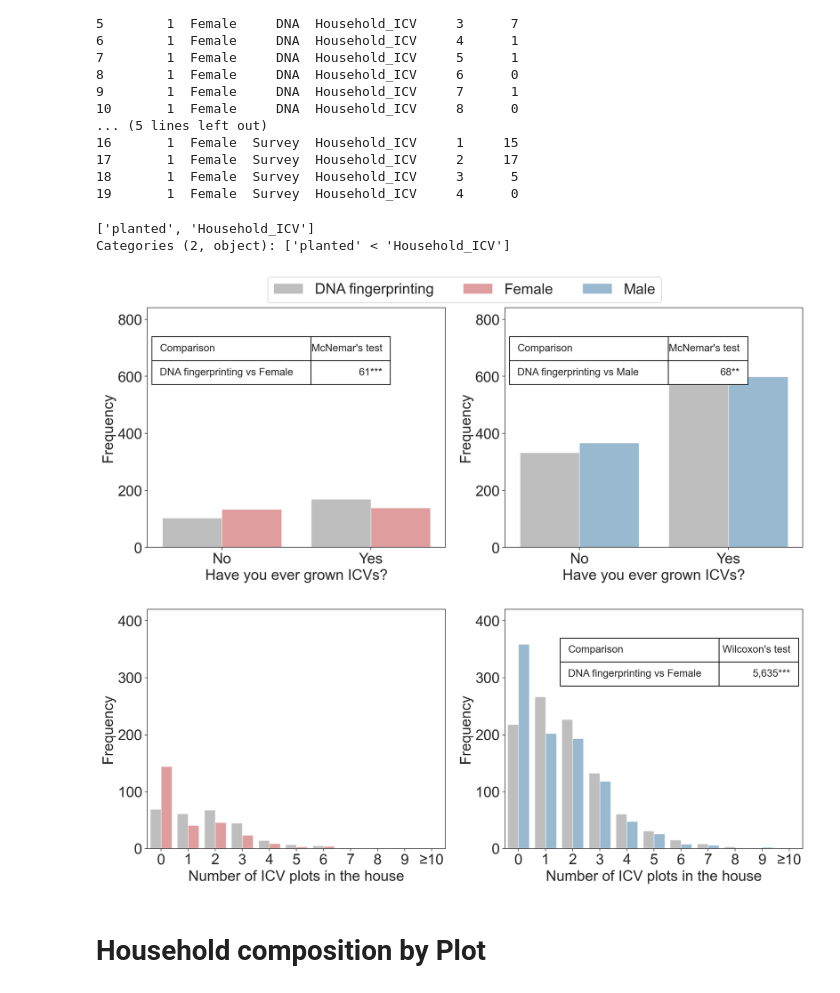
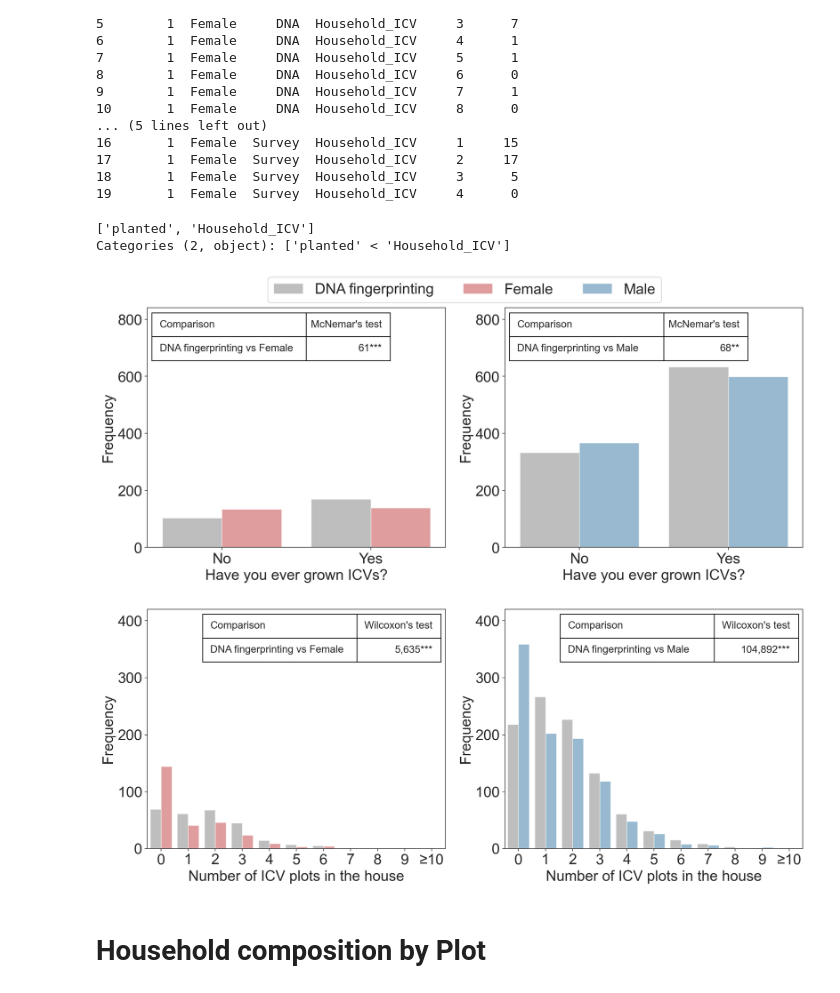
Before and after one commit to japrietov/Technology-Adoption, a Jupyter notebook: Code/Final graphs (Python).ipynb, the cells around one changed output. Saved outputs shown, nothing was run; the diff lists cells and outputs as text; code cells hidden in the pictures.

```diff
--- a/Code/Final graphs (Python).ipynb
+++ b/Code/Final graphs (Python).ipynb
@@ -550,14 +539,17 @@ for index, var in enumerate(summary_cms['variable'].unique()):
                     ax = ax1[0],
                     hue="source", errorbar=None, palette=["C7", "C3"], alpha=0.5)
 
-    # bbox_place = (0.015, 0.68, 0.8, 0.2) if index == 0 else (0.185, 0.68, 0.8, 0.2)
-    bbox_place = (0.015, 0.78, 0.7, 0.2) if index == 0 else (0.285, 0.78, 0.7, 0.2)
+    bbox_place = (0.015, 0.78, 0.8, 0.2) if index == 0 else (0.185, 0.78, 0.8, 0.2)
+
+    # Other
+    # bbox_place = (0.015, 0.68, 0.8, 0.3) if index == 0 else (0.185, 0.68, 0.8, 0.3)
+
 
     data = []
     data.append(['DNA fingerprinting vs Male', convert_pvalue(ttest_HM[0], ttest_HM[1])])
     df_ttest = pd.DataFrame(data, columns = column_names)
     the_table = ax1[1].table(cellText=df_ttest.values, colLabels=df_ttest.columns,
-              colLoc='right', colWidths=[0.6, 0.3], bbox = bbox_place,  zorder=10)
+              colLoc='right', colWidths=[0.55, 0.3], bbox = bbox_place,  zorder=10)
     the_table.auto_set_font_size(False)
     the_table.set_fontsize(14)
 
@@ -570,9 +562,8 @@ for index, var in enumerate(summary_cms['variable'].unique()):
     data = []
     data.append(['DNA fingerprinting vs Female', convert_pvalue(ttest_HF[0], ttest_HF[1])])
     df_ttest = pd.DataFrame(data, columns = column_names)
-
-    the_table = ax1[index].table(cellText=df_ttest.values, colLabels=df_ttest.columns,
-            colLoc='right', colWidths=[0.6, 0.3], bbox = bbox_place,  zorder=10)
+    the_table = ax1[0].table(cellText=df_ttest.values, colLabels=df_ttest.columns,
+            colLoc='right', colWidths=[0.55, 0.3], bbox = bbox_place,  zorder=10)
     the_table.auto_set_font_size(False)
     the_table.set_fontsize(14)
 
@@ -585,35 +576,35 @@ for index, var in enumerate(summary_cms['variable'].unique()):
 
     ax1[0].set_ylabel('Frequency')
     ax1[1].set_ylabel('Frequency')
 
     # h, l = ax1[0].get_legend_handles_labels()
     ax1[0].legend_.remove()
     ax1[1].legend_.remove()
 
 
     if index == 0:
         fig1.legend(h, l, loc='upper center', ncols=3, bbox_to_anchor=(0.5, 1))
         ax1[0].set_ylim(0, 840)
         ax1[1].set_ylim(0, 840)
         ax1[0].set_yticks([i for i in range(0, 810, 200)])
         ax1[1].set_yticks([i for i in range(0, 810, 200)])
         ax1[0].set_xlabel('Have you ever grown ICVs?' )
         ax1[1].set_xlabel('Have you ever grown ICVs?' )
 
     else:
         ax1[0].set_ylim(0, 420)
         ax1[1].set_ylim(0, 420)
         ax1[0].set_yticks([i for i in range(0, 410, 100)])
         ax1[1].set_yticks([i for i in range(0, 410, 100)])
         ax1[0].set_xlabel('Number of ICV plots in the house' )
         ax1[1].set_xlabel('Number of ICV plots in the house')
 
     fig1.savefig(f"../Manuscript/Figures/Figure_4_{var}.pdf", dpi=600, bbox_inches='tight' )
 # %% [output]
 ['planted', 'Household_ICV']
 Categories (2, object): ['planted' < 'Household_ICV']
-[figure, old version]
+[figure, new version]
-[figure, old version]
+[figure, new version]
 # %% [markdown]
 # Household composition by Plot
 # %%
```
Also changed, not shown: parts of 3 cells of this notebook.
